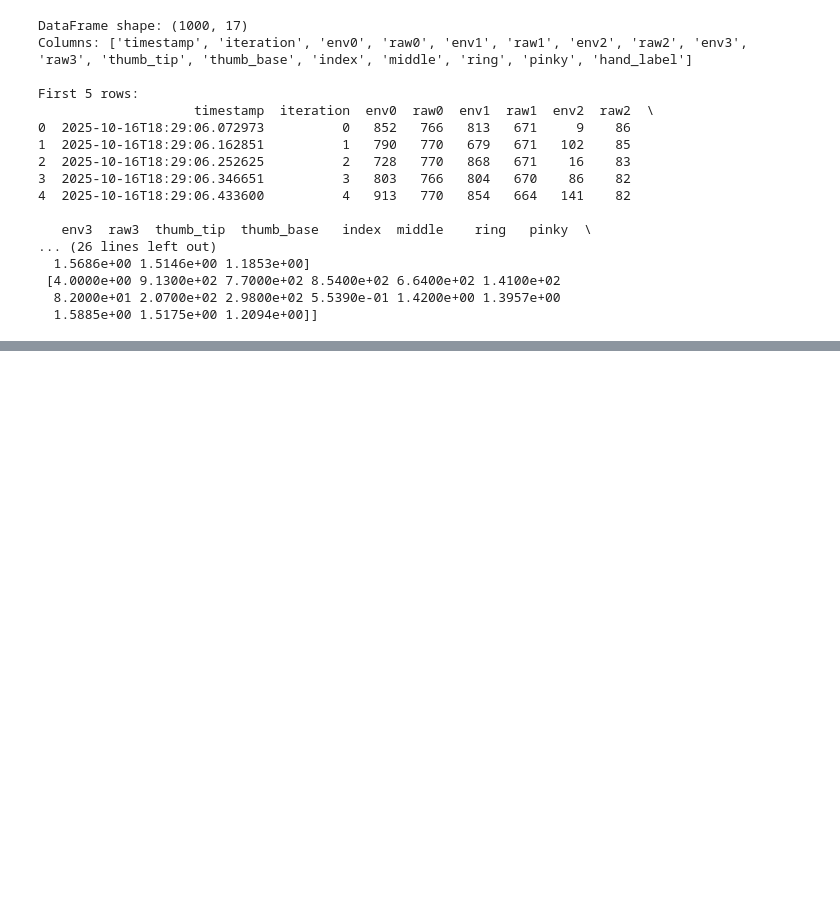
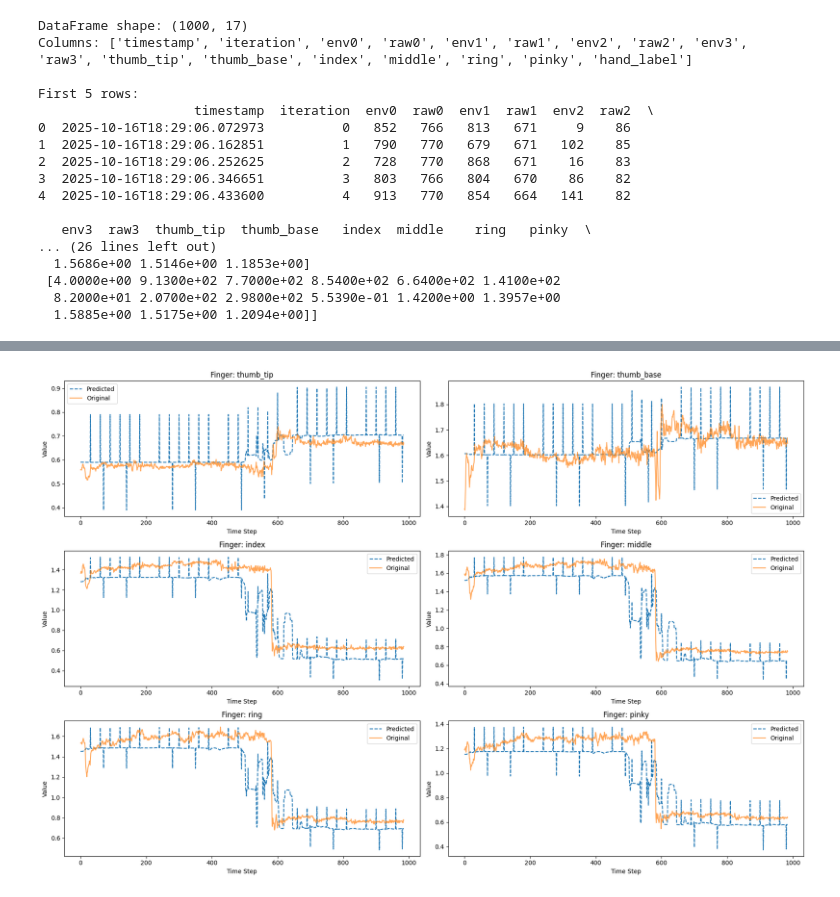
Before and after one commit to CogitoNTNU/Grip, a Jupyter notebook: src/training/tobias.ipynb, the cells around one changed output, grey strips where cells are left out. Saved outputs shown, nothing was run; the diff lists cells and outputs as text; code cells hidden in the pictures; blank space fills up the shorter version.

```diff
--- a/src/training/tobias.ipynb
+++ b/src/training/tobias.ipynb
@@ -150,0 +183,20 @@ plt.show()
+# %%
+predicted = predicted.detach().numpy()
+original = trainY.numpy()
+
+
+# Create plots for each finger
+plt.figure(figsize=(18, 12))
+for i, finger in enumerate(finger_columns):
+    plt.subplot(3, 2, i + 1)  # Create a subplot for each finger
+    plt.plot(predicted[:, i], label='Predicted', linestyle='--')
+    plt.plot(original[:, i], label='Original', alpha=0.7)
+    plt.title(f"Finger: {finger}")
+    plt.xlabel("Time Step")
+    plt.ylabel("Value")
+    plt.legend()
+
+plt.tight_layout()
+plt.show()
+# %% [output]
+[figure, added]
```
Also changed, not shown: parts of 4 cells of this notebook.
